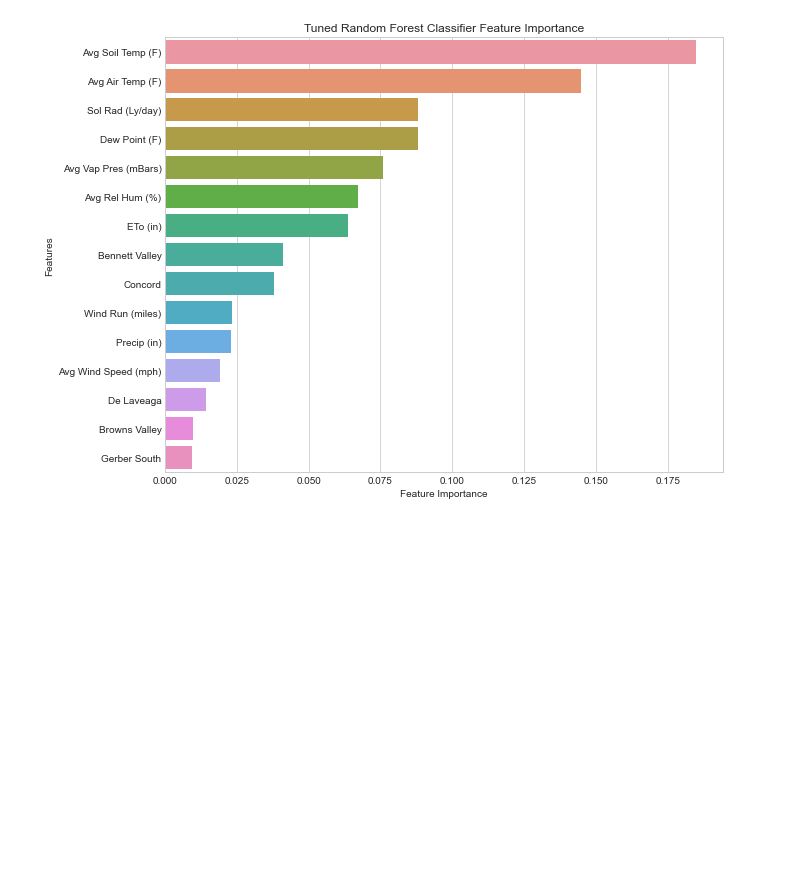
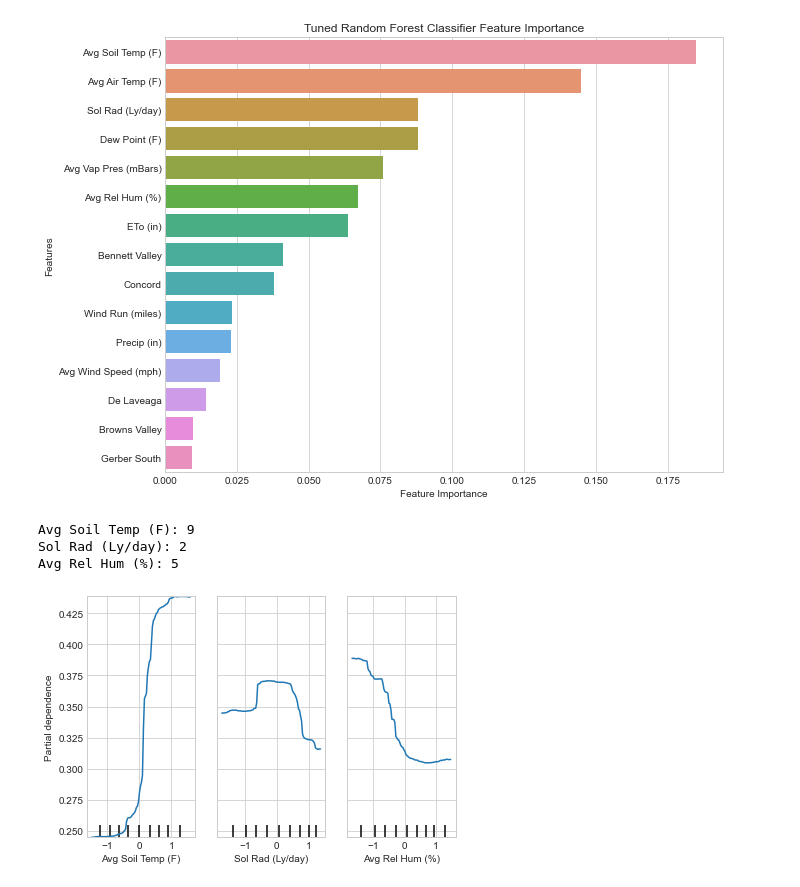
Before and after one commit to czaloumi/fire-risk-analysis, a Jupyter notebook: src/random-forest.ipynb, the cells around one changed output. Saved outputs shown, nothing was run; the diff lists cells and outputs as text; code cells hidden in the pictures; blank space fills up the shorter version.

Commit message:
partial dependence plots

```diff
--- a/src/random-forest.ipynb
+++ b/src/random-forest.ipynb
@@ -25,6 +25,22 @@ rf = pickle.load(f)
 plot_feature_importance(best_rf.feature_importances_, X_train.columns, "Tuned Random Forest Classifier")
 # %% [output]
 [figure]
+# %%
+columns = ['Avg Soil Temp (F)', 'Sol Rad (Ly/day)', 'Avg Rel Hum (%)']
+features = []
+for col in columns:
+    idx = X_train.columns.get_loc(col)
+    print(f'{col}: {idx}')
+    features.append(idx)
+# %% [output]
+Avg Soil Temp (F): 9
+Sol Rad (Ly/day): 2
+Avg Rel Hum (%): 5
+# %%
+plot_partial_dependence(best_rf, X_train, features)
+plt.tight_layout();
+# %% [output]
+[figure, added]
 # %%
 from sklearn.metrics import precision_recall_curve
 
```
Also changed, not shown: 1 other file.
